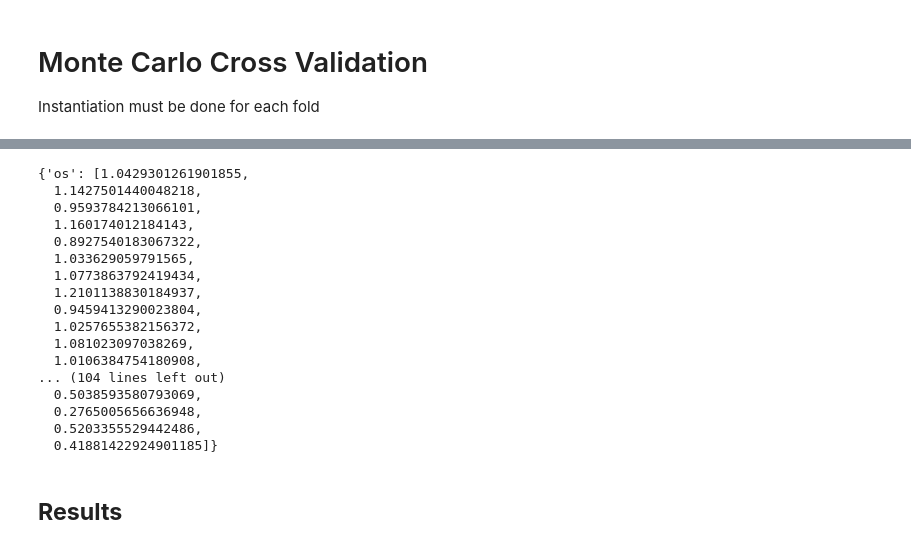
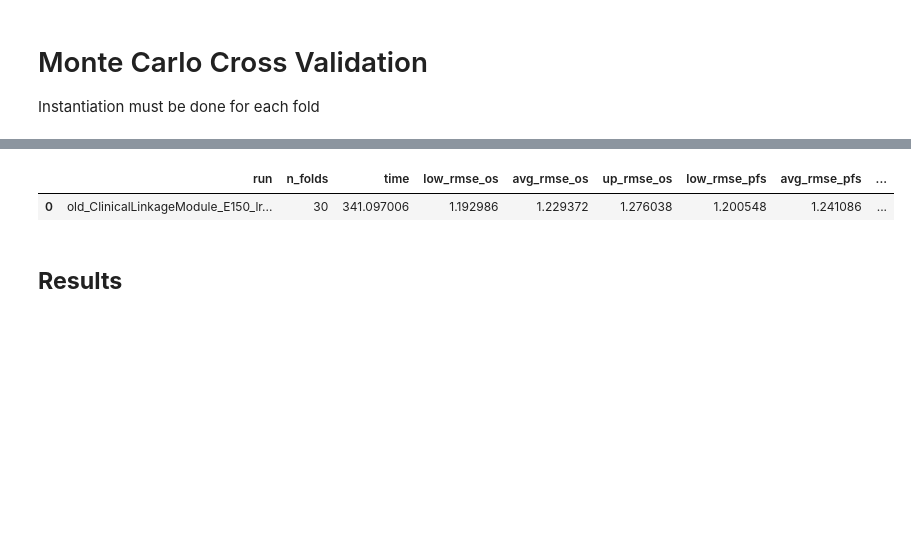
Before and after one commit to Tikings/gbm_hackathon, a Jupyter notebook: experiments/cv_old_framework.ipynb, the cells around one changed output, grey strips where cells are left out. Drawn from its saved outputs; the diff is of its cells as text; code cells hidden in the pictures; blank space fills up the shorter version.

Commit message:
Ran old framework results

```diff
--- a/experiments/cv_old_framework.ipynb
+++ b/experiments/cv_old_framework.ipynb
@@ -457,7 +460,7 @@ v_batch = 256 # evaluation batch size
 random_state = 6262
 # %%
 cv_scores = {task:[] for task in predictive_cfg["heads_configs"].keys()}
-
+t0 = time.time()
 for train_loader, val_loader in get_mccv_loaders(dataset_II,
                                                  collate_predictive,
                                                  n_splits=n_splits,
@@ -534,5 +537,6 @@ for train_loader, val_loader in get_mccv_loaders(dataset_II,
                              average='weighted', zero_division=0)
         cv_scores[task].append(score)
 reg_dict = {key:val for key, val in cv_scores.items() if key in ['os', 'pfs']}
-clf_dict = {key:val for key val in cv_scores.items() if key in clf_targets}
+clf_dict = {key:val for key, val in cv_scores.items() if key in clf_targets}
+runtime = time.time() - t0
 # %% [output]
@@ -556,23 +560,19 @@ EPOCH 150 TOTAL VALIDATION LOSS: 4.6449
+# %%
+run_name = build_run_name(
+    model=clm,
+    epochs=EPOCHS_II,
+    base_lr=base_lr_II,
+    eta_min_coef=eta_min_coef,
+    scheduler_class=scheduler_II_class,
+    scheduler_cfg=scheduler_II_cfg,
+    contrastive_loss_cfg=None,
+    modality_list=list(name_emb_dict.keys())
+)
 # %%
-get_cv_results(reg_dict, clf_dict, run_name, time=runtime, save=True)
+get_cv_results(reg_dict, clf_dict, 'old_' + run_name, time=runtime, save=True)
 # %% [output]
-{'os': [1.0429301261901855,
-  1.1427501440048218,
-  0.9593784213066101,
-  1.160174012184143,
-  0.8927540183067322,
-  1.033629059791565,
-  1.0773863792419434,
-  1.2101138830184937,
-  0.9459413290023804,
-  1.0257655382156372,
-  1.081023097038269,
-  1.0106384754180908,
-... (104 lines left out)
-  0.5038593580793069,
-  0.2765005656636948,
-  0.5203355529442486,
-  0.41881422924901185]}
+|  | run | n_folds | time | low_rmse_os | avg_rmse_os | up_rmse_os | low_rmse_pfs | avg_rmse_pfs | ... |
+| 0 | old_ClinicalLinkageModule_E150_lr... | 30 | 341.097006 | 1.192986 | 1.229372 | 1.276038 | 1.200548 | 1.241086 | ... |
 # %% [markdown]
 ## **Results**
 # %%
```
Also changed, not shown: parts of 11 cells of this notebook, 9 other files.
